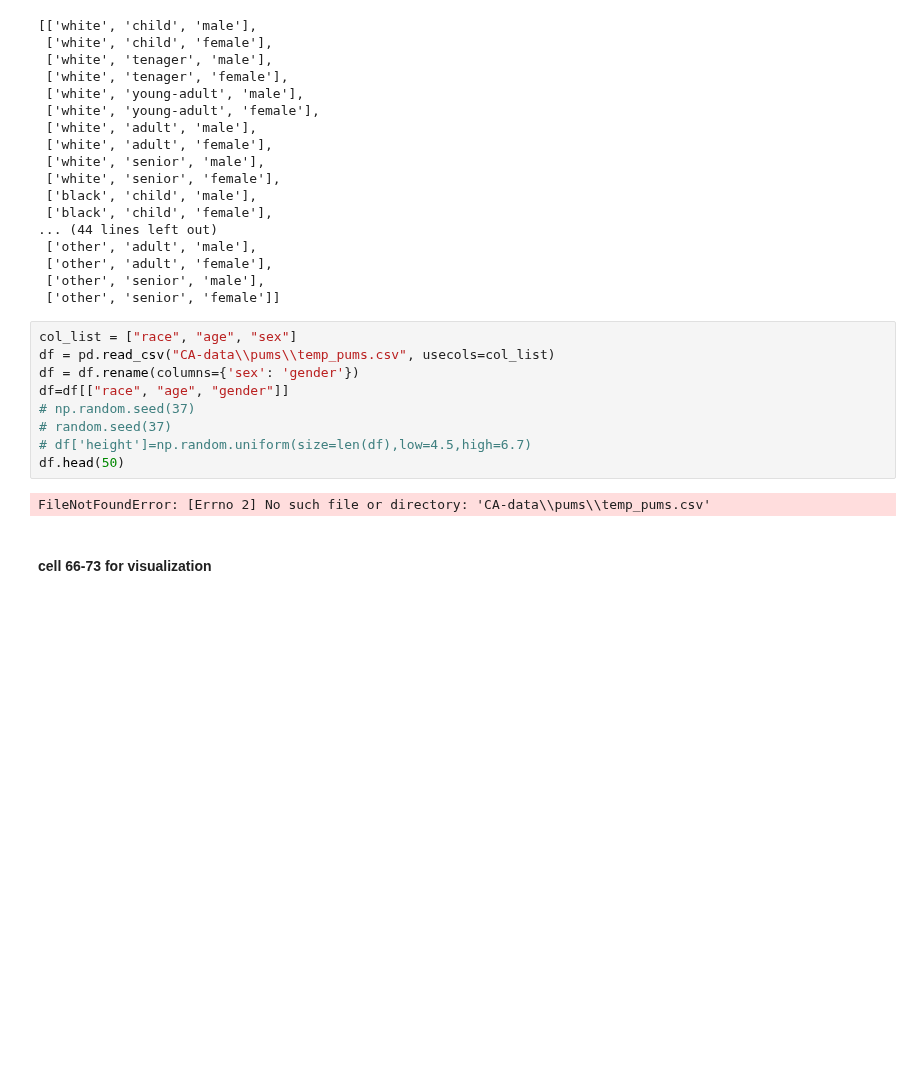
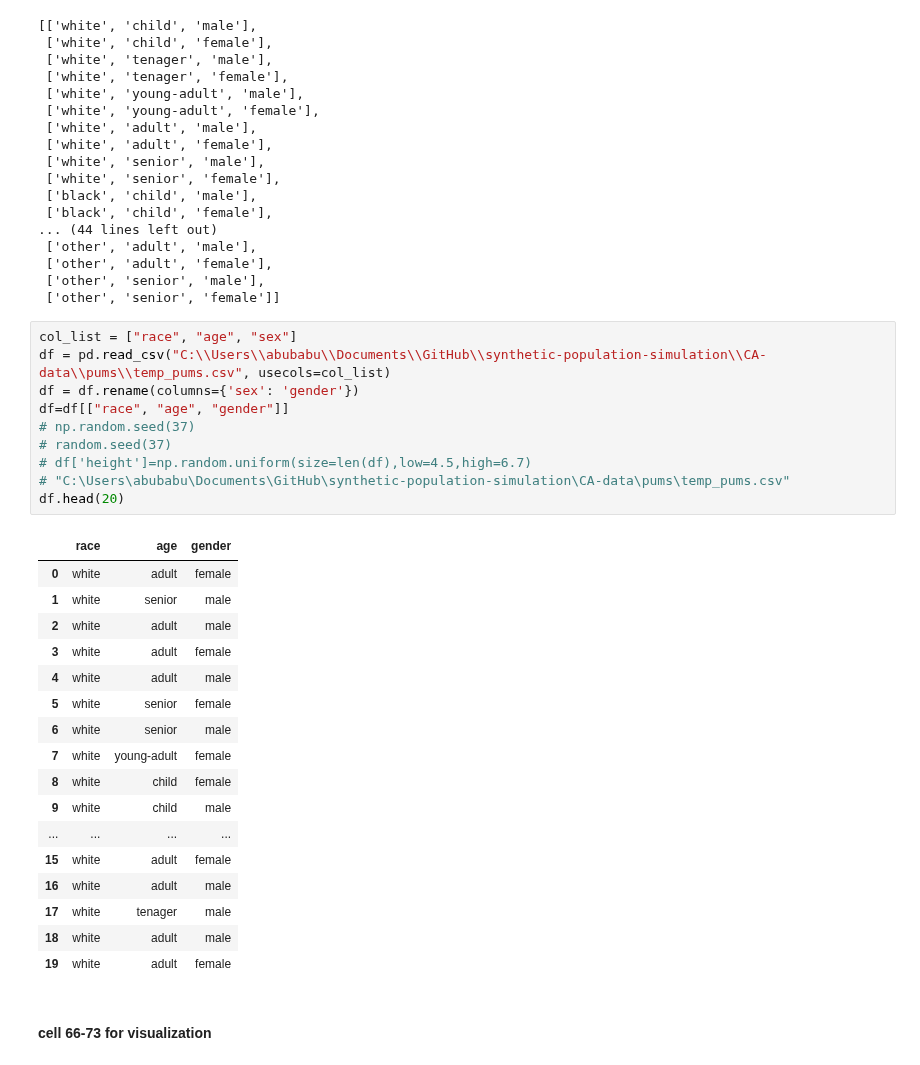
Before and after one commit to abuudarda/synthetic-population-simulation, a Jupyter notebook: IPF_IPU_sampling/IPF_IPU_SAMPLING.ipynb, the cells around one changed output. Drawn from its saved outputs; the diff is of its cells as text; blank space fills up the shorter version.

```diff
--- a/IPF_IPU_sampling/IPF_IPU_SAMPLING.ipynb
+++ b/IPF_IPU_sampling/IPF_IPU_SAMPLING.ipynb
@@ -104,15 +104,32 @@ demographic
  ['other', 'senior', 'female']]
 # %%
 col_list = ["race", "age", "sex"]
-df = pd.read_csv("CA-data\\pums\\temp_pums.csv", usecols=col_list)
+df = pd.read_csv("C:\\Users\\abubabu\\Documents\\GitHub\\synthetic-population-simulation\\CA-data\\pums\\temp_pums.csv", usecols=col_list)
 df = df.rename(columns={'sex': 'gender'})
 df=df[["race", "age", "gender"]]
 # np.random.seed(37)
 # random.seed(37)
 # df['height']=np.random.uniform(size=len(df),low=4.5,high=6.7)
-df.head(50)
+# "C:\Users\abubabu\Documents\GitHub\synthetic-population-simulation\CA-data\pums\temp_pums.csv"
+df.head(20)
 # %% [output]
-FileNotFoundError: [Errno 2] No such file or directory: 'CA-data\\pums\\temp_pums.csv'
+|  | race | age | gender |
+| 0 | white | adult | female |
+| 1 | white | senior | male |
+| 2 | white | adult | male |
+| 3 | white | adult | female |
+| 4 | white | adult | male |
+| 5 | white | senior | female |
+| 6 | white | senior | male |
+| 7 | white | young-adult | female |
+| 8 | white | child | female |
+| 9 | white | child | male |
+| ... | ... | ... | ... |
+| 15 | white | adult | female |
+| 16 | white | adult | male |
+| 17 | white | tenager | male |
+| 18 | white | adult | male |
+| 19 | white | adult | female |
 # %% [markdown]
 #### cell 66-73 for visualization
 # %%
```
Also changed, not shown: parts of 5 cells of this notebook, 6 other files.
